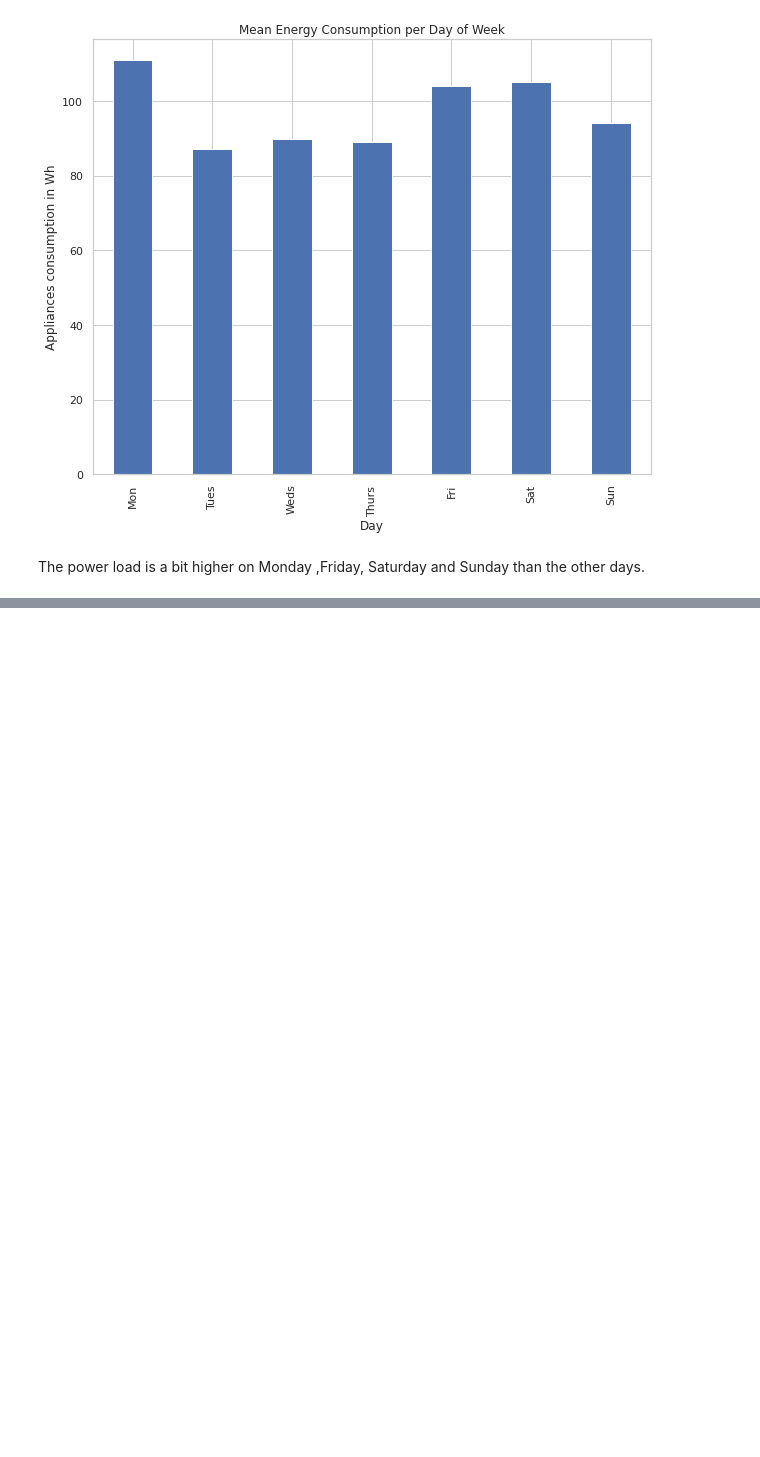
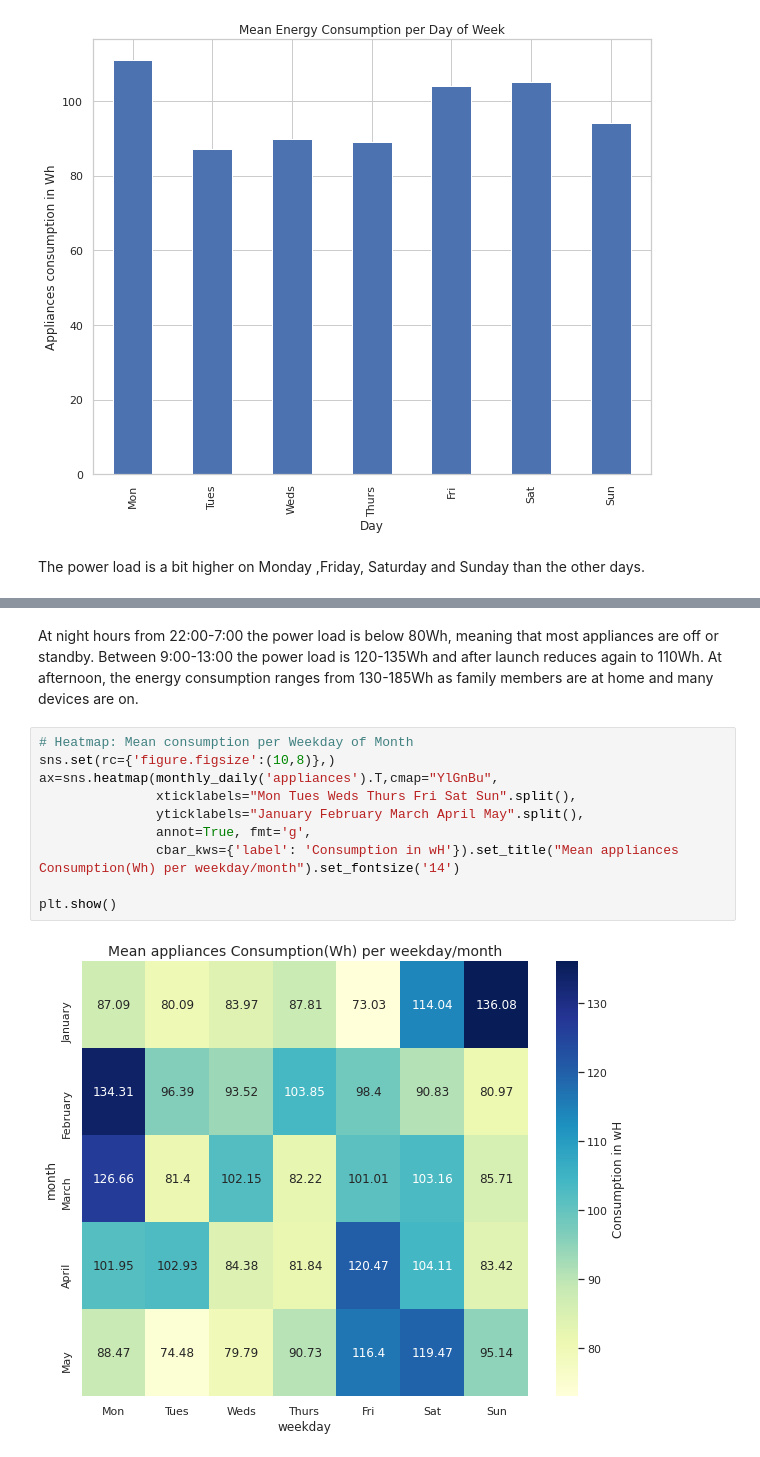
Before and after one commit to UthamanA/Appliances-energy-prediction-ML-Regression, a Jupyter notebook: appliances_energy_prediction.ipynb, the cells around one changed output, grey strips where cells are left out. Cells and saved outputs as stored; diff of their text form; blank space fills up the shorter version.

```diff
--- a/appliances_energy_prediction.ipynb
+++ b/appliances_energy_prediction.ipynb
@@ -169,0 +182,14 @@ The power load is a bit higher on Monday ,Friday, Saturday and Sunday than the o
+# %% [markdown]
+At night hours from 22:00-7:00 the power load is below 80Wh, meaning that most appliances are off or standby. Between 9:00-13:00 the power load is 120-135Wh and after launch reduces again to 110Wh. At afternoon, the energy consumption ranges from 130-185Wh as family members are at home and many devices are on.
+# %%
+# Heatmap: Mean consumption per Weekday of Month
+sns.set(rc={'figure.figsize':(10,8)},)
+ax=sns.heatmap(monthly_daily('appliances').T,cmap="YlGnBu",
+               xticklabels="Mon Tues Weds Thurs Fri Sat Sun".split(),
+               yticklabels="January February March April May".split(),
+               annot=True, fmt='g',
+               cbar_kws={'label': 'Consumption in wH'}).set_title("Mean appliances Consumption(Wh) per weekday/month").set_fontsize('14')
+
+plt.show()
+# %% [output]
+[figure, added]
```
Also changed, not shown: parts of 14 cells of this notebook.
